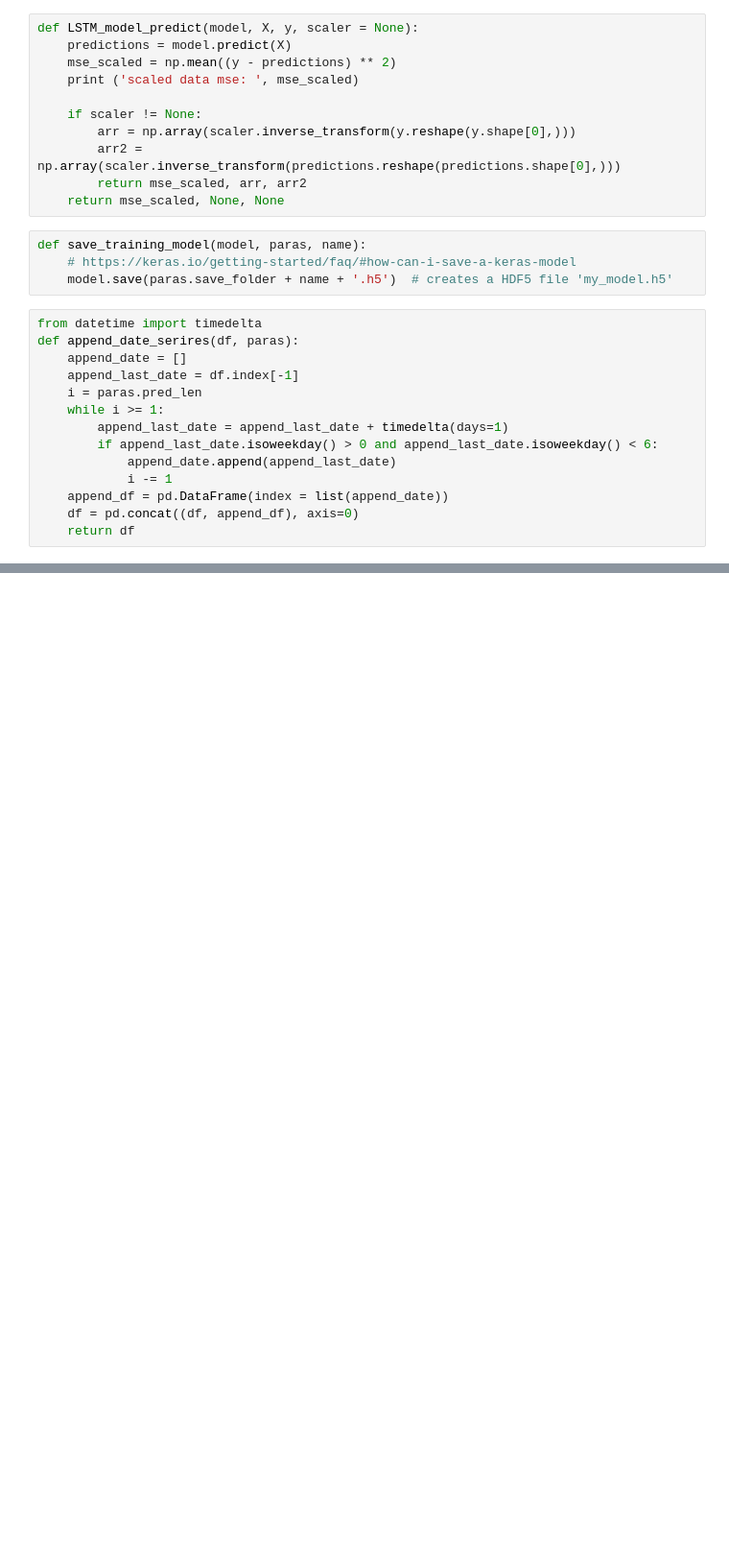
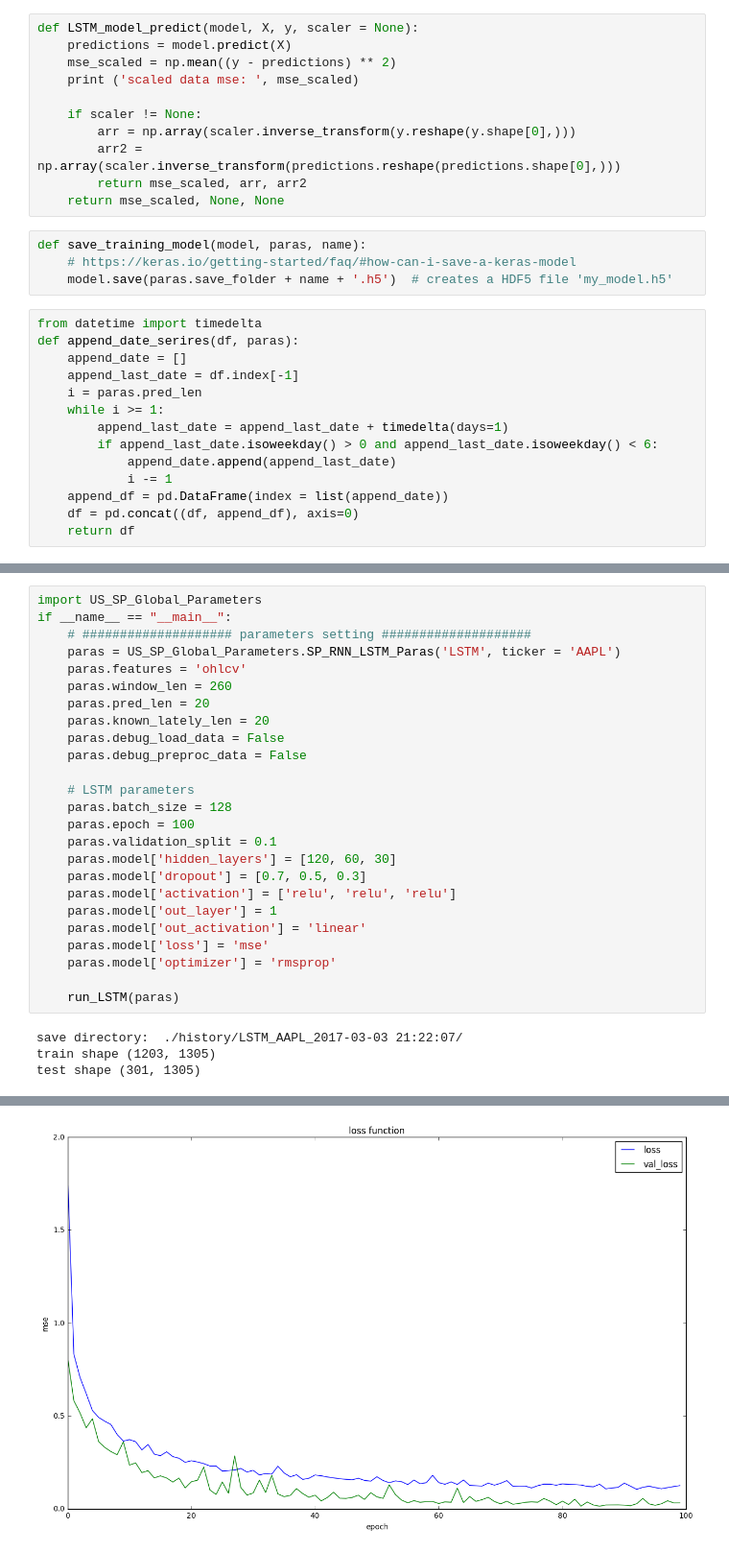
Before and after one commit to christsaizyt/US-Stock-Market-Prediction-by-LSTM, a Jupyter notebook: US_SP_LSTM_Regression.ipynb, the cells around one changed output, grey strips where cells are left out. Shown: that part at 96% size. Saved outputs shown, nothing was run; the diff lists cells and outputs as text; blank space fills up the shorter version.

```diff
--- a/US_SP_LSTM_Regression.ipynb
+++ b/US_SP_LSTM_Regression.ipynb
@@ -469,0 +429,29 @@ Epoch 5/50
+# %%
+import US_SP_Global_Parameters
+if __name__ == "__main__":
+    # #################### parameters setting ####################
+    paras = US_SP_Global_Parameters.SP_RNN_LSTM_Paras('LSTM', ticker = 'AAPL')
+    paras.features = 'ohlcv'
+    paras.window_len = 260
+    paras.pred_len = 20
+    paras.known_lately_len = 20
+    paras.debug_load_data = False
+    paras.debug_preproc_data = False
+
+    # LSTM parameters
+    paras.batch_size = 128
+    paras.epoch = 100
+    paras.validation_split = 0.1
+    paras.model['hidden_layers'] = [120, 60, 30]
+    paras.model['dropout'] = [0.7, 0.5, 0.3]
+    paras.model['activation'] = ['relu', 'relu', 'relu']
+    paras.model['out_layer'] = 1
+    paras.model['out_activation'] = 'linear'
+    paras.model['loss'] = 'mse'
+    paras.model['optimizer'] = 'rmsprop'
+
+    run_LSTM(paras)
+# %% [output]
+save directory:  ./history/LSTM_AAPL_2017-03-03 21:22:07/
+train shape (1203, 1305)
+test shape (301, 1305)
@@ -469,0 +475 @@ Epoch 5/50
+[figure, added]
```
Also changed, not shown: parts of 10 cells of this notebook.
